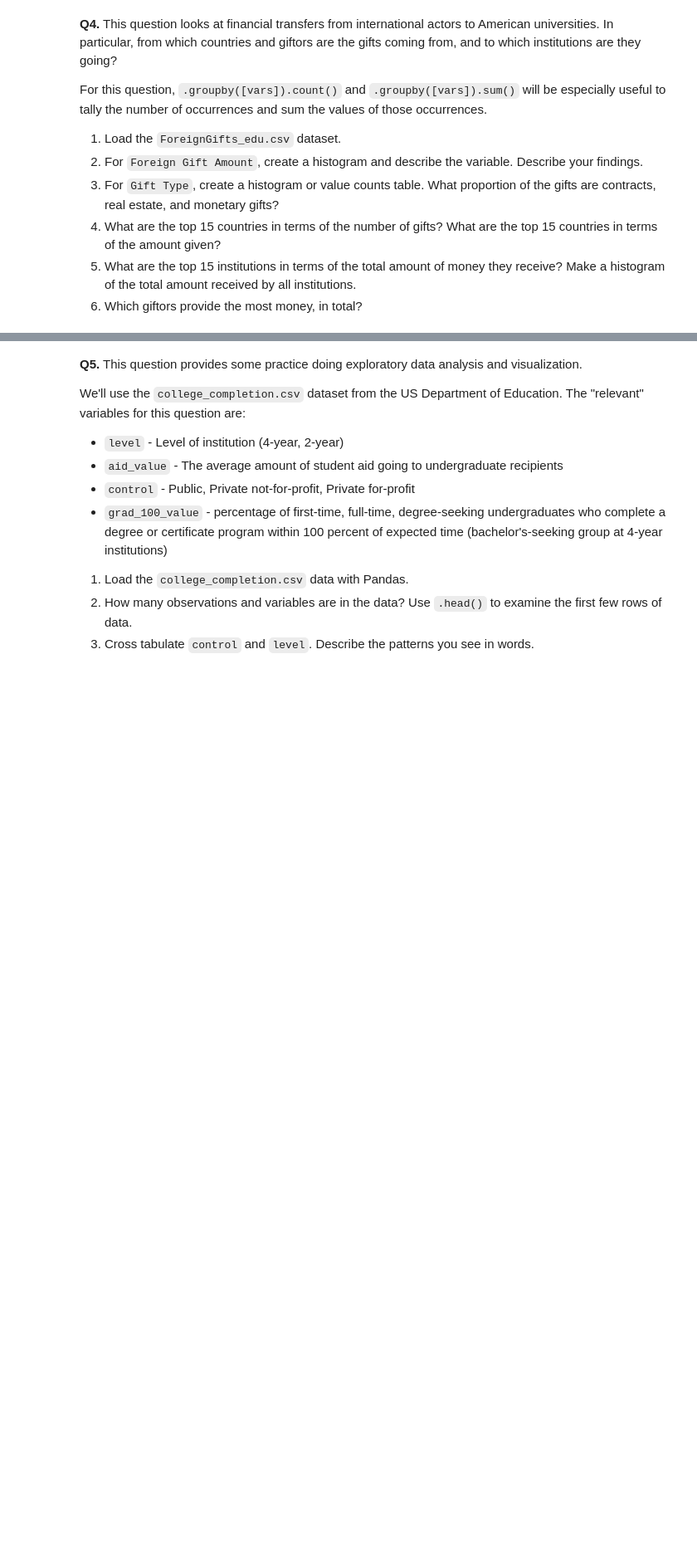
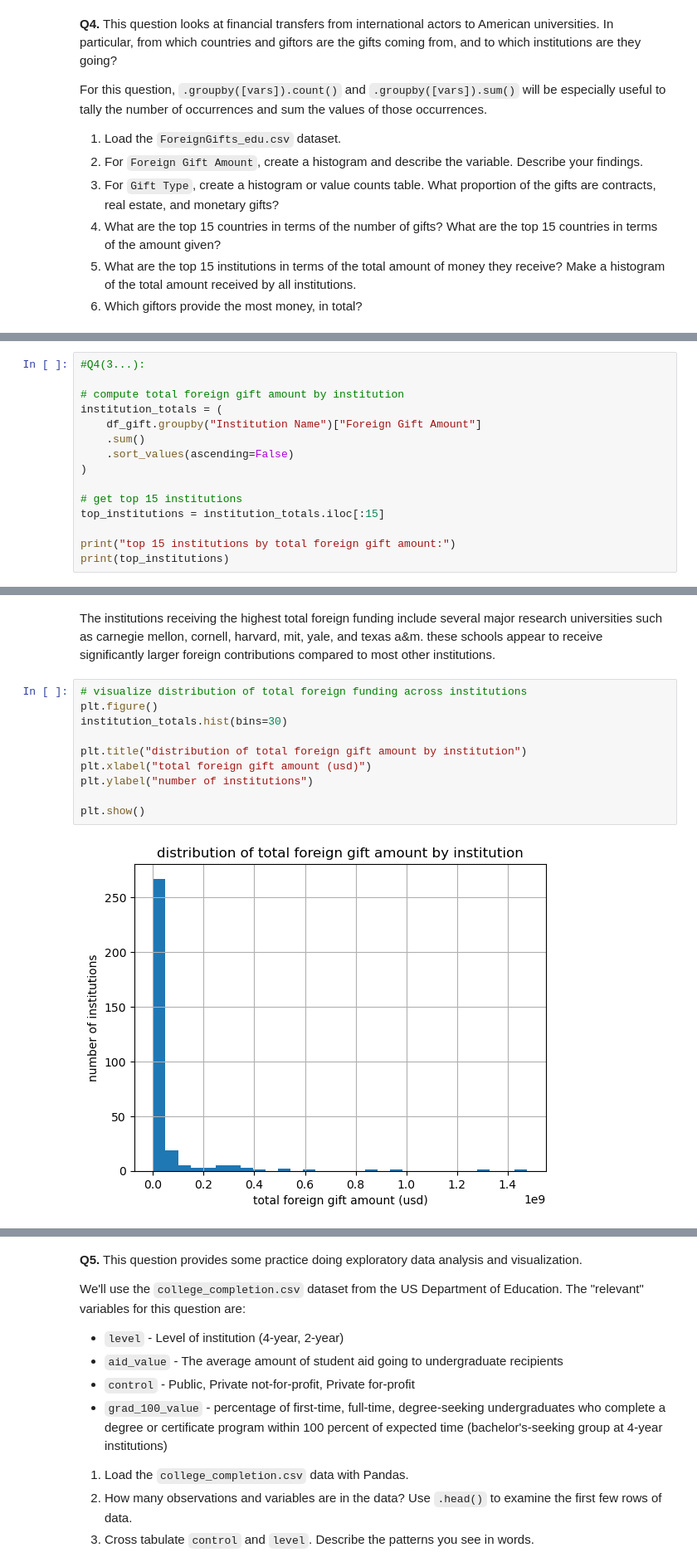
Before and after one commit to romancgilbert/EDA_ML_1, a Jupyter notebook: 01_assignment_wrangling_and_eda_.ipynb, the cells around one changed output, grey strips where cells are left out. Shown at 83% size. Cells and saved outputs as stored; diff of their text form; blank space fills up the shorter version.

```diff
--- a/01_assignment_wrangling_and_eda_.ipynb
+++ b/01_assignment_wrangling_and_eda_.ipynb
@@ -193,0 +465,15 @@ For this question, `.groupby([vars]).count()` and `.groupby([vars]).sum()` will
+# %%
+#Q4(3...):
+
+# compute total foreign gift amount by institution
+institution_totals = (
+    df_gift.groupby("Institution Name")["Foreign Gift Amount"]
+    .sum()
+    .sort_values(ascending=False)
+)
+
+# get top 15 institutions
+top_institutions = institution_totals.iloc[:15]
+
+print("top 15 institutions by total foreign gift amount:")
+print(top_institutions)
@@ -193,0 +499,17 @@ For this question, `.groupby([vars]).count()` and `.groupby([vars]).sum()` will
+# %% [markdown]
+The institutions receiving the highest total foreign funding include
+several major research universities such as carnegie mellon, cornell, harvard,
+mit, yale, and texas a&m. these schools appear to receive significantly larger
+foreign contributions compared to most other institutions.
+# %%
+# visualize distribution of total foreign funding across institutions
+plt.figure()
+institution_totals.hist(bins=30)
+
+plt.title("distribution of total foreign gift amount by institution")
+plt.xlabel("total foreign gift amount (usd)")
+plt.ylabel("number of institutions")
+
+plt.show()
+# %% [output]
+[figure, added]
```
Also changed, not shown: parts of 39 cells of this notebook.
